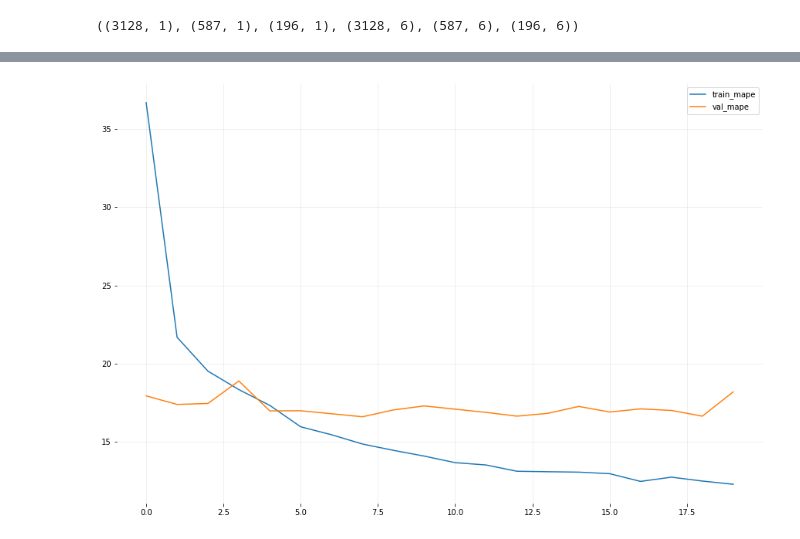
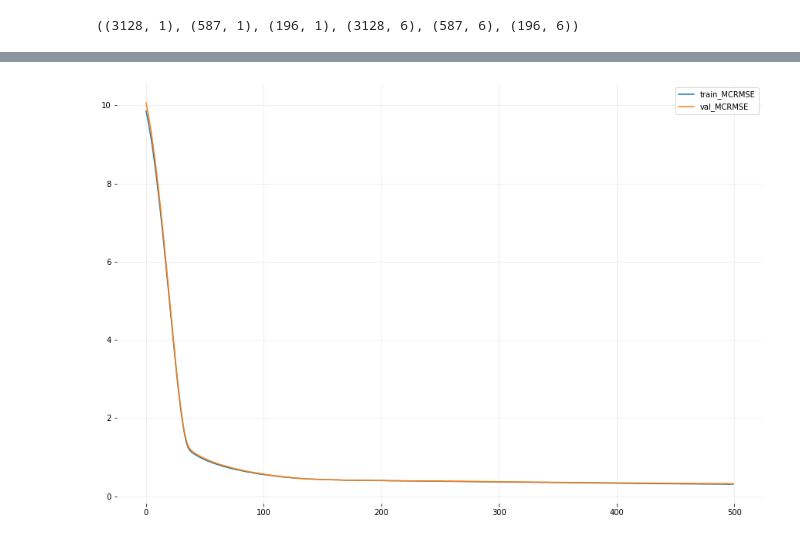
Before and after one commit to tripnv/fbp2-kaggle, a Jupyter notebook: experimentation.ipynb, the cells around one changed output, grey strips where cells are left out. Cells and saved outputs as stored; diff of their text form; code cells hidden in the pictures.

Commit message:
basic model

```diff
--- a/experimentation.ipynb
+++ b/experimentation.ipynb
@@ -93,15 +112,15 @@ vectorized_train.shape, vectorized_test.shape
 # %%
 # inputs: A 3D tensor, with shape [batch, timesteps, feature].
 model = tf.keras.models.Sequential([
-    tf.keras.layers.Input(shape = (None, )),
-    tf.keras.layers.Embedding(input_dim = max_tokens, output_dim = 256),
-    tf.keras.layers.Bidirectional(tf.keras.layers.GRU(units = 64)),
-
-    tf.keras.layers.Dropout(.5),
+    tf.keras.layers.Embedding(input_dim = max_tokens, output_dim = 64, input_length = 1000),
+    tf.keras.layers.Conv1D(16, kernel_size = 7),
+    tf.keras.layers.Conv1D(8, kernel_size = 7),
+    tf.keras.layers.Dropout(.45),
+    tf.keras.layers.Flatten(),
     tf.keras.layers.Dense(6)
 ])
 # %%
-model.compile(loss = 'mse', metrics = 'mean_absolute_percentage_error', optimizer = tf.keras.optimizers.Adam(lr = 1e-3))
+model.compile(loss = MCRMSE, metrics = 'mse', optimizer = tf.keras.optimizers.RMSprop(lr = 1e-6))
 # %%
 model.summary()
 # %% [output]
@@ -126,15 +144,15 @@ _________________________________________________________________
 # %%
 callbacks = [
     tf.keras.callbacks.ModelCheckpoint("embeddings_scratch.keras", save_best_only=True),
-    # tf.keras.callbacks.EarlyStopping(
-    #     monitor='val_loss',
-    #     patience = 10)
+    tf.keras.callbacks.EarlyStopping(
+        monitor='val_loss',
+        patience = 50)
 ]
 # %%
 history = model.fit(
-    x = vectorized_train,
+    x = padded_train,
     y = Y_train,
-    validation_data = (vectorized_valid, Y_valid),
+    validation_data = (padded_valid, Y_valid),
     callbacks = callbacks,
-    epochs = 20)
+    epochs = 1000)
 # %% [output]
@@ -168,10 +186,10 @@ plt.show()
 # %%
 plt.figure(figsize=(15,10))
-plt.plot(history.history['mean_absolute_percentage_error'], label = 'train_mape')
-plt.plot(history.history['val_mean_absolute_percentage_error'], label = 'val_mape')
+plt.plot(history.history['mse'], label = 'train_MCRMSE')
+plt.plot(history.history['val_mse'], label = 'val_MCRMSE')
 plt.box(False)
 plt.grid(True, alpha = .25)
 plt.legend()
 plt.show()
 # %% [output]
-[figure, old version]
+[figure, new version]
```
Also changed, not shown: parts of 29 cells of this notebook.
